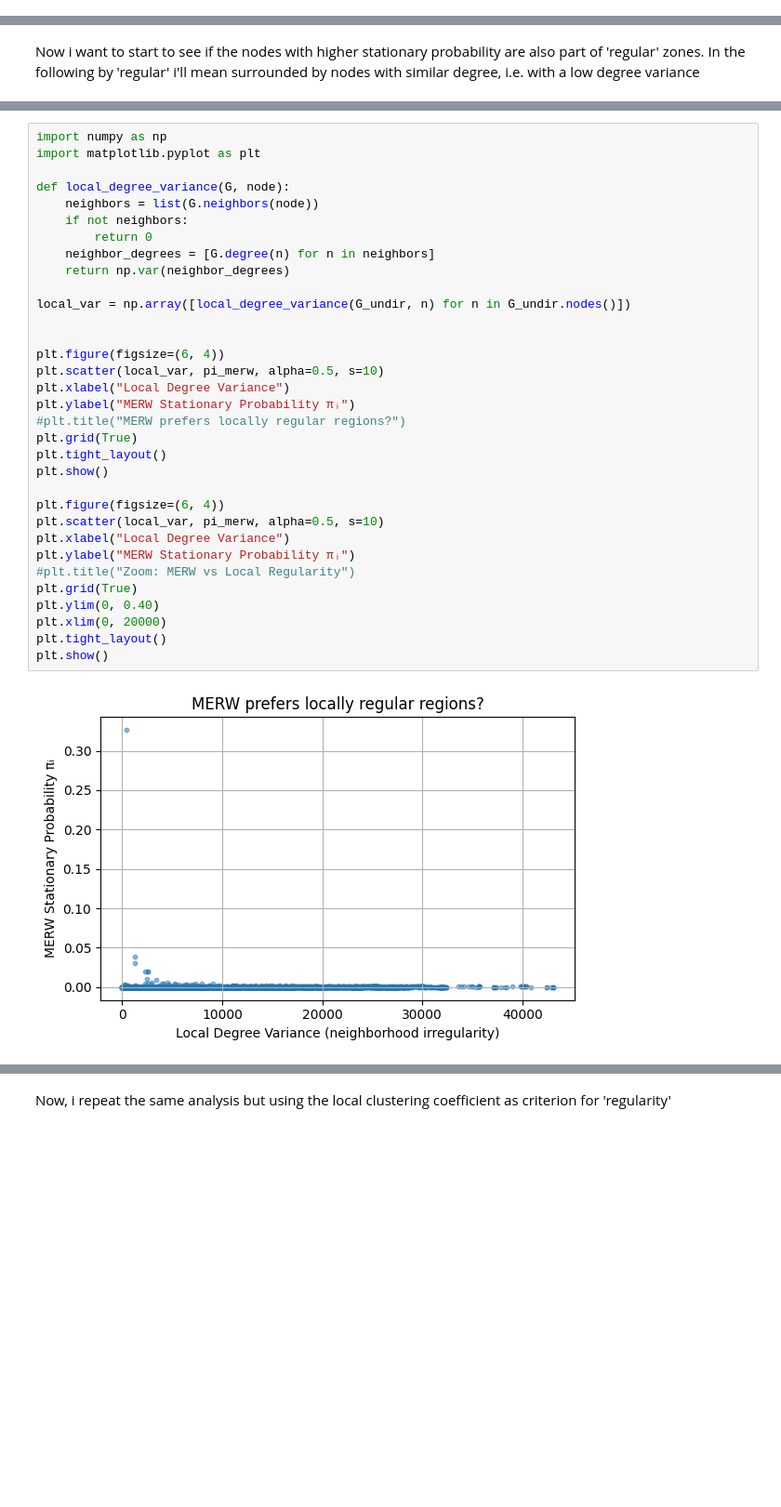
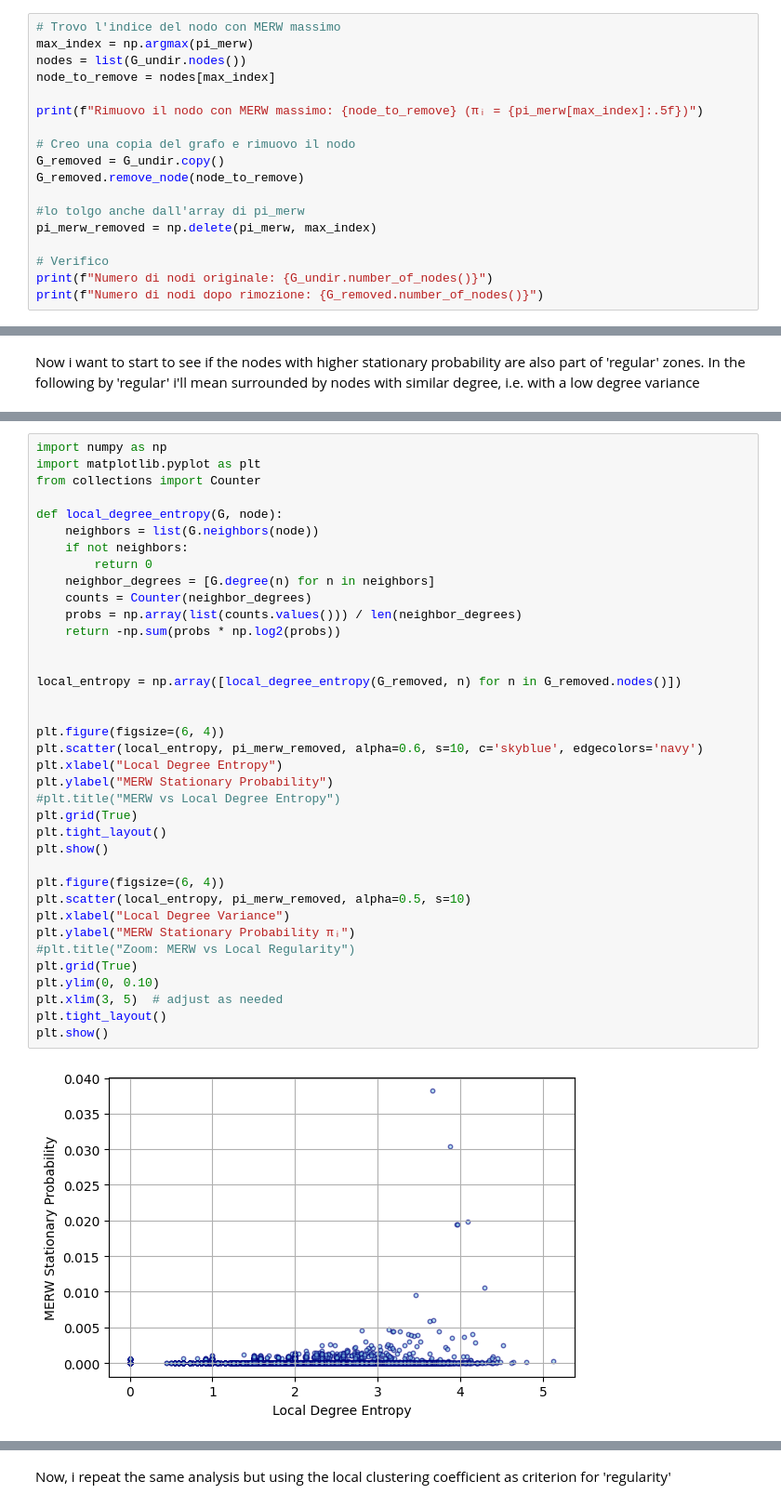
Before and after one commit to EsterCim/MERW-on-networks, a Jupyter notebook: Complex_Networks.ipynb, the cells around one changed output, grey strips where cells are left out. Shown: that part at 93% size. Cells and saved outputs as stored; diff of their text form; blank space fills up the shorter version.

```diff
--- a/Complex_Networks.ipynb
+++ b/Complex_Networks.ipynb
@@ -273,0 +277,18 @@ Node: 5190, πᵢ: 0.00583, degree: 49
+# %%
+# Trovo l'indice del nodo con MERW massimo
+max_index = np.argmax(pi_merw)
+nodes = list(G_undir.nodes())
+node_to_remove = nodes[max_index]
+
+print(f"Rimuovo il nodo con MERW massimo: {node_to_remove} (πᵢ = {pi_merw[max_index]:.5f})")
+
+# Creo una copia del grafo e rimuovo il nodo
+G_removed = G_undir.copy()
+G_removed.remove_node(node_to_remove)
+
+#lo tolgo anche dall'array di pi_merw
+pi_merw_removed = np.delete(pi_merw, max_index)
+
+# Verifico
+print(f"Numero di nodi originale: {G_undir.number_of_nodes()}")
+print(f"Numero di nodi dopo rimozione: {G_removed.number_of_nodes()}")
@@ -286,35 +313,39 @@ plt.show()
 # %%
 import numpy as np
 import matplotlib.pyplot as plt
+from collections import Counter
 
-def local_degree_variance(G, node):
+def local_degree_entropy(G, node):
     neighbors = list(G.neighbors(node))
     if not neighbors:
         return 0
     neighbor_degrees = [G.degree(n) for n in neighbors]
-    return np.var(neighbor_degrees)
+    counts = Counter(neighbor_degrees)
+    probs = np.array(list(counts.values())) / len(neighbor_degrees)
+    return -np.sum(probs * np.log2(probs))
 
-local_var = np.array([local_degree_variance(G_undir, n) for n in G_undir.nodes()])
+
+local_entropy = np.array([local_degree_entropy(G_removed, n) for n in G_removed.nodes()])
 
 
 plt.figure(figsize=(6, 4))
-plt.scatter(local_var, pi_merw, alpha=0.5, s=10)
-plt.xlabel("Local Degree Variance")
-plt.ylabel("MERW Stationary Probability πᵢ")
-#plt.title("MERW prefers locally regular regions?")
+plt.scatter(local_entropy, pi_merw_removed, alpha=0.6, s=10, c='skyblue', edgecolors='navy')
+plt.xlabel("Local Degree Entropy")
+plt.ylabel("MERW Stationary Probability")
+#plt.title("MERW vs Local Degree Entropy")
 plt.grid(True)
 plt.tight_layout()
 plt.show()
 
 plt.figure(figsize=(6, 4))
-plt.scatter(local_var, pi_merw, alpha=0.5, s=10)
+plt.scatter(local_entropy, pi_merw_removed, alpha=0.5, s=10)
 plt.xlabel("Local Degree Variance")
 plt.ylabel("MERW Stationary Probability πᵢ")
 #plt.title("Zoom: MERW vs Local Regularity")
 plt.grid(True)
-plt.ylim(0, 0.40)
-plt.xlim(0, 20000)
+plt.ylim(0, 0.10)
+plt.xlim(3, 5)  # adjust as needed
 plt.tight_layout()
 plt.show()
 # %% [output]
-[figure, old version]
+[figure, new version]
```
Also changed, not shown: parts of 25 cells of this notebook.
